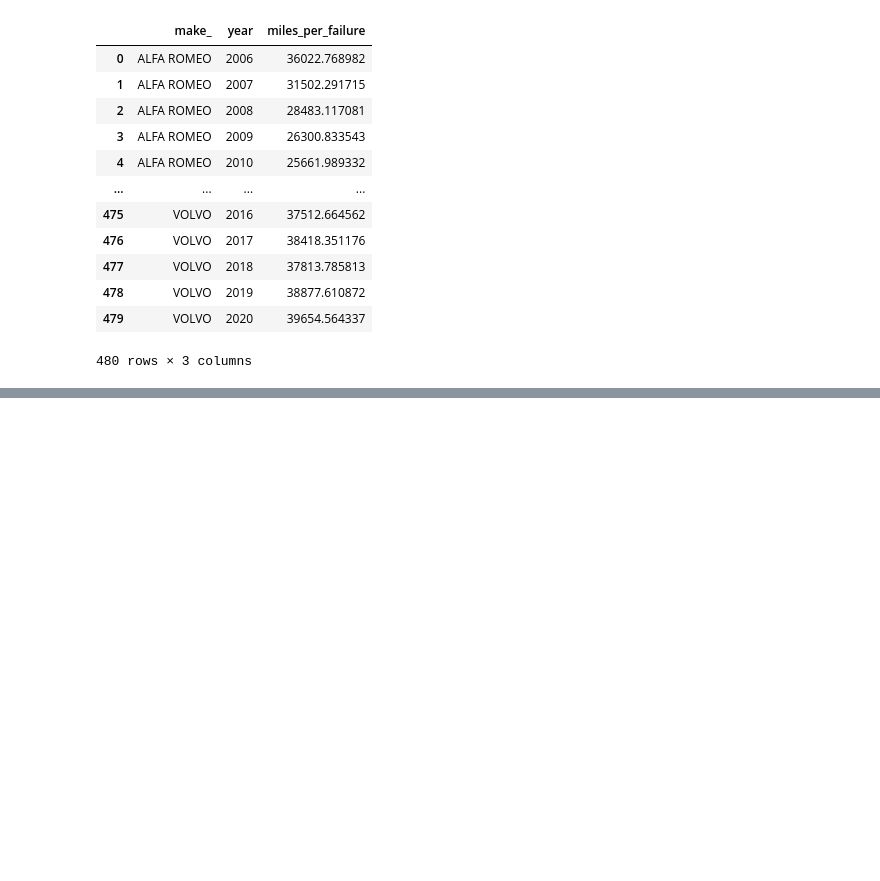
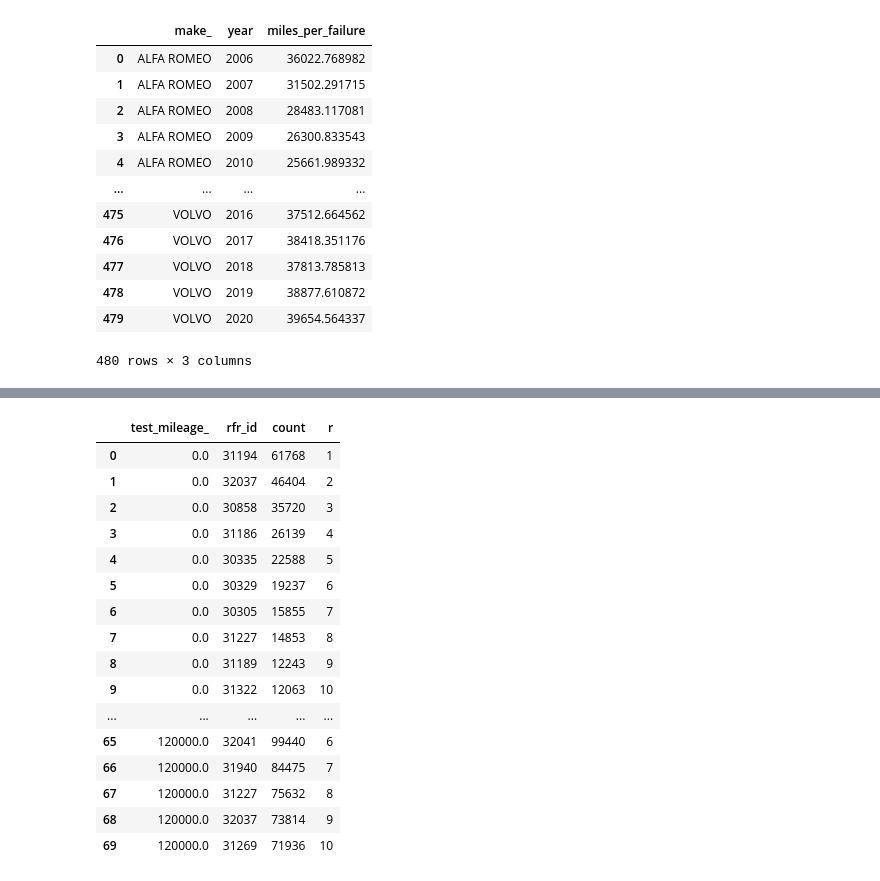
Before and after one commit to michalc/dft-mot-analysis, a Jupyter notebook: explore.ipynb, the cells around one changed output, grey strips where cells are left out. Drawn from its saved outputs; the diff is of its cells as text; code cells hidden in the pictures; blank space fills up the shorter version.

```diff
--- a/explore.ipynb
+++ b/explore.ipynb
@@ -1124,0 +1648,32 @@ ax.yaxis.set_major_formatter(
+# %%
+df = pd.read_sql_query(f"""
+    SELECT
+        *
+    FROM (
+        SELECT
+            *,
+            row_number() OVER (
+                PARTITION BY test_mileage_
+                ORDER BY count DESC
+            ) AS r
+        FROM (
+            SELECT
+                floor(test_mileage/20000.00)*20000 as test_mileage_,
+                rfr_id,
+                count(*) AS count
+            FROM
+                tests
+            INNER JOIN
+                test_items ON test_items.test_id = tests.test_id
+            WHERE
+                test_class_id=4 AND test_type = 'NT' AND test_date LIKE '2020-%' AND test_result = 'F'
+            GROUP BY
+                test_mileage_, rfr_id
+        )
+    )
+    WHERE
+        r <= 10
+    ORDER BY
+        test_mileage_, r
+""", con)
+df
@@ -1124,0 +1694,21 @@ ax.yaxis.set_major_formatter(
+# %%
+with pd.option_context('display.max_rows', 2000):
+  display(df[:70])
+# %% [output]
+|  | test_mileage_ | rfr_id | count | r |
+| 0 | 0.0 | 31194 | 61768 | 1 |
+| 1 | 0.0 | 32037 | 46404 | 2 |
+| 2 | 0.0 | 30858 | 35720 | 3 |
+| 3 | 0.0 | 31186 | 26139 | 4 |
+| 4 | 0.0 | 30335 | 22588 | 5 |
+| 5 | 0.0 | 30329 | 19237 | 6 |
+| 6 | 0.0 | 30305 | 15855 | 7 |
+| 7 | 0.0 | 31227 | 14853 | 8 |
+| 8 | 0.0 | 31189 | 12243 | 9 |
+| 9 | 0.0 | 31322 | 12063 | 10 |
+| ... | ... | ... | ... | ... |
+| 65 | 120000.0 | 32041 | 99440 | 6 |
+| 66 | 120000.0 | 31940 | 84475 | 7 |
+| 67 | 120000.0 | 31227 | 75632 | 8 |
+| 68 | 120000.0 | 32037 | 73814 | 9 |
+| 69 | 120000.0 | 31269 | 71936 | 10 |
```
Also changed, not shown: parts of 20 cells of this notebook, 1 other file.
